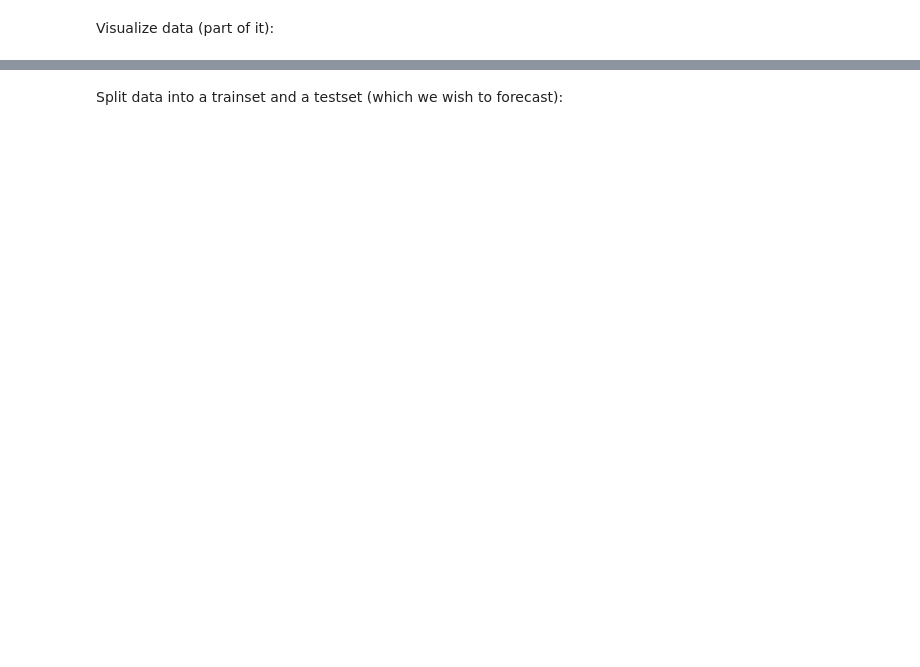
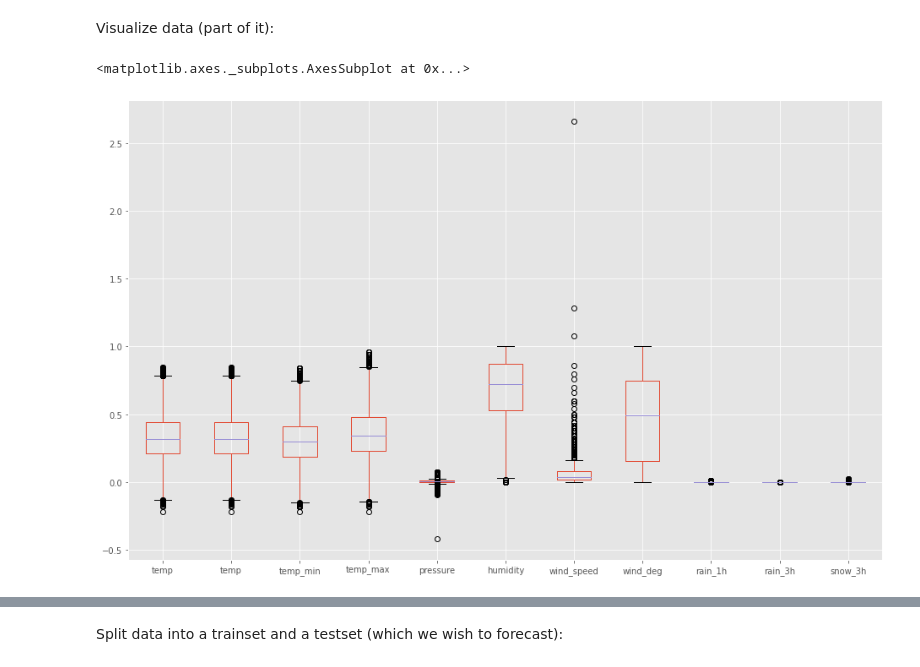
Before and after one commit to wdmdev/42186-MBML-Project, a Jupyter notebook: notebook_william.ipynb, the cells around one changed output, grey strips where cells are left out. Cells and saved outputs as stored; diff of their text form; code cells hidden in the pictures; blank space fills up the shorter version.

```diff
--- a/notebook_william.ipynb
+++ b/notebook_william.ipynb
@@ -42,3 +52,45 @@ df.head()
+# %%
+def get_data():
+    # all data
+    df = pd.read_csv("preprocessed_data/df.csv")
+    X = df
+
+    # weather data
+    dfW = df[['temp', 'temp','temp_min','temp_max','pressure','humidity','wind_speed','wind_deg','rain_1h','rain_3h','snow_3h']].copy()
+
+    # Set outliers to mean
+    #dfW["pressure"] = dfW["pressure"].apply(lambda p: dfW["pressure"].mean() if )
+    dfW.loc[(df["pressure"] > 1e4) | (df["pressure"] < 1e2), "pressure"] = df["pressure"].mean()
+
+    # Normalize stuff
+    dfW['temp'] = (dfW['temp'] - 273.15) / 50
+    dfW['temp_min'] = (dfW['temp_min'] - 273.15) / 50
+    dfW['temp_max'] = (dfW['temp_max'] - 273.15) / 50
+    dfW['pressure'] = (dfW["pressure"] - 1013) / 1e3
+    dfW['humidity'] = dfW["humidity"] / 100
+    dfW['wind_speed'] = dfW["wind_speed"] / 50
+    dfW['wind_deg'] = dfW["wind_deg"] / 360
+    dfW['rain_1h'] = dfW["rain_1h"] / 1e3
+    dfW['rain_3h'] = dfW["rain_3h"] / 1e3
+    dfW['snow_3h'] = dfW["snow_3h"] / 1e3
+
+    X_W = dfW
+
+    # energy data
+    dfE = df[['generation biomass', 'generation fossil',
+       'generation hydro', 'generation nuclear', 'generation other',
+       'generation other renewable', 'generation solar', 'generation total',
+       'generation waste', 'generation wind onshore']]
+
+    X_E = dfE
+
+    # price
+    y = df['price actual']
+
+
+    return X_W, X_E, y
+
+X_W, X_E, Y = get_data()
 # %% [markdown]
 Some basic data statistics:
 # %%
@@ -52,0 +130,5 @@ plt.legend(df.columns);
+# %%
+X_W.boxplot()
+# %% [output]
+<matplotlib.axes._subplots.AxesSubplot at 0x...>
+[figure, added]
```
Also changed, not shown: parts of 13 cells of this notebook.
